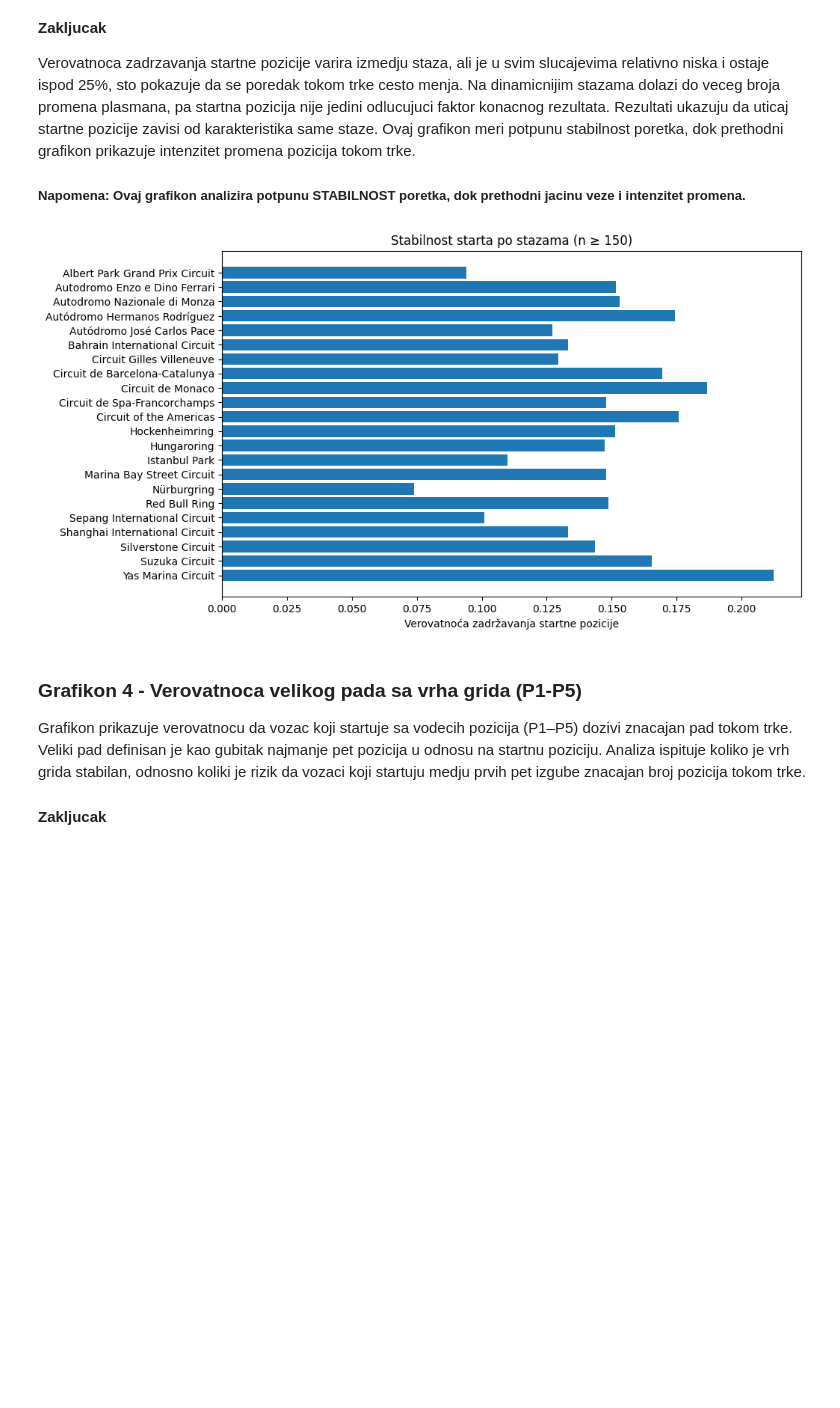
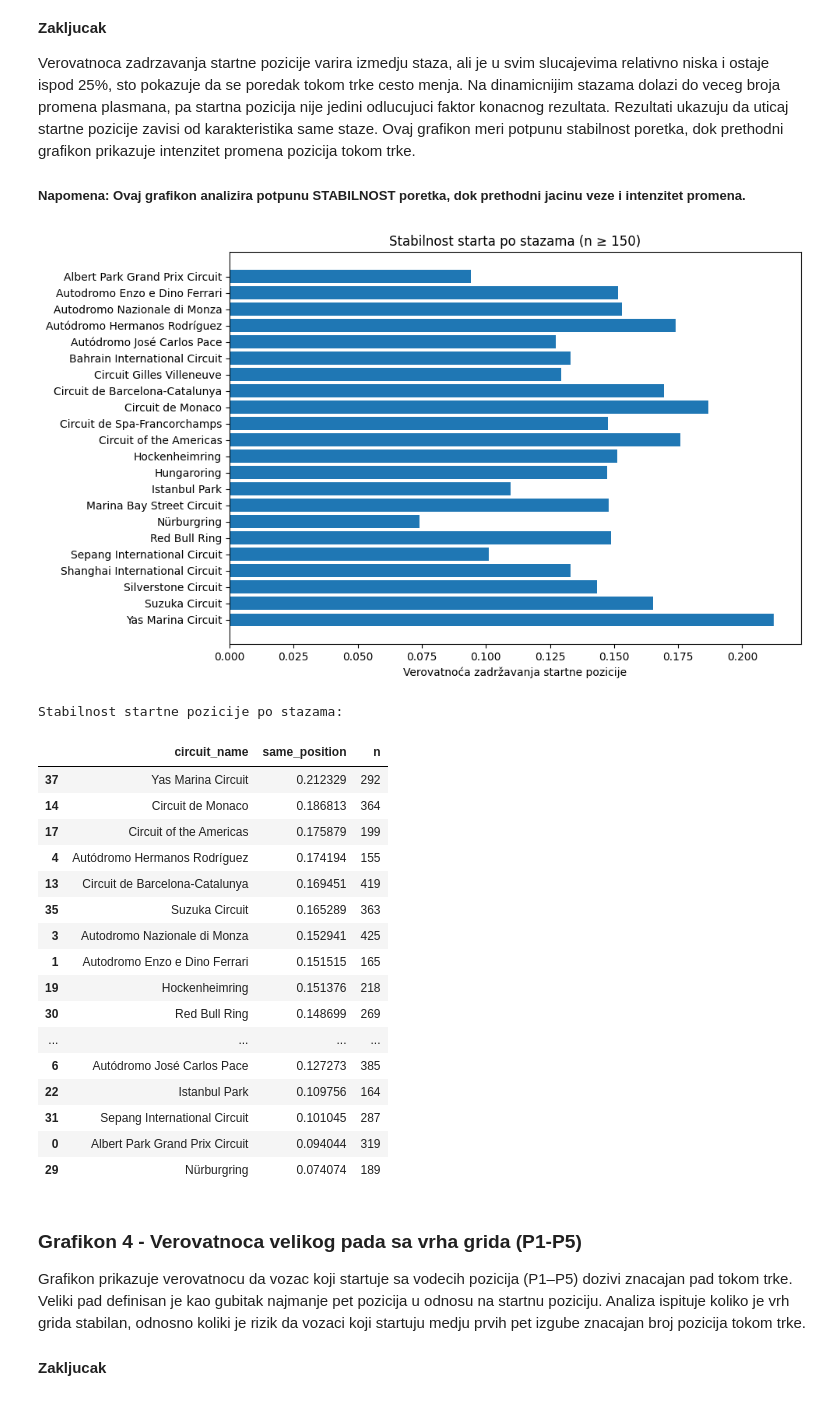
Before and after one commit to zelick/SIAP-F1-Analiza, a Jupyter notebook: SIAP_EDA_BaslineModel.ipynb, the cells around one changed output. Cells and saved outputs as stored; diff of their text form; code cells hidden in the pictures; blank space fills up the shorter version.

Commit message:
add EDA plotting functions

```diff
--- a/SIAP_EDA_BaslineModel.ipynb
+++ b/SIAP_EDA_BaslineModel.ipynb
@@ -212,29 +141,29 @@ Verovatnoca zadrzavanja startne pozicije varira izmedju staza, ali je u svim slu
 
 ##### Napomena: Ovaj grafikon analizira potpunu STABILNOST poretka, dok prethodni jacinu veze i intenzitet promena.
 # %%
-df = results_clean.dropna(subset=[
-    "circuit_name",
-    "start_position",
-    "finish_position"
-]).copy()
+from eda_graphs import plot_start_position_stability
 
-df["same_position"] = df["start_position"] == df["finish_position"]
-
-prob_same = df.groupby("circuit_name")["same_position"].mean().reset_index()
-
-# uzmi top 10 po broju uzoraka
-counts = df.groupby("circuit_name").size().reset_index(name="n")
-prob_same = prob_same.merge(counts, on="circuit_name")
-prob_same = prob_same[prob_same["n"] >= 150]
-
-plt.figure(figsize=(10,6))
-plt.barh(prob_same["circuit_name"], prob_same["same_position"])
-plt.xlabel("Verovatnoća zadržavanja startne pozicije")
-plt.title("Stabilnost starta po stazama (n ≥ 150)")
-plt.gca().invert_yaxis()
-plt.show()
+plot_start_position_stability(results_clean)
 # %% [output]
-[figure, old version]
+[figure, new version]
+Stabilnost startne pozicije po stazama:
+|  | circuit_name | same_position | n |
+| 37 | Yas Marina Circuit | 0.212329 | 292 |
+| 14 | Circuit de Monaco | 0.186813 | 364 |
+| 17 | Circuit of the Americas | 0.175879 | 199 |
+| 4 | Autódromo Hermanos Rodríguez | 0.174194 | 155 |
+| 13 | Circuit de Barcelona-Catalunya | 0.169451 | 419 |
+| 35 | Suzuka Circuit | 0.165289 | 363 |
+| 3 | Autodromo Nazionale di Monza | 0.152941 | 425 |
+| 1 | Autodromo Enzo e Dino Ferrari | 0.151515 | 165 |
+| 19 | Hockenheimring | 0.151376 | 218 |
+| 30 | Red Bull Ring | 0.148699 | 269 |
+| ... | ... | ... | ... |
+| 6 | Autódromo José Carlos Pace | 0.127273 | 385 |
+| 22 | Istanbul Park | 0.109756 | 164 |
+| 31 | Sepang International Circuit | 0.101045 | 287 |
+| 0 | Albert Park Grand Prix Circuit | 0.094044 | 319 |
+| 29 | Nürburgring | 0.074074 | 189 |
 # %% [markdown]
 ### Grafikon 4 - Verovatnoca velikog pada sa vrha grida (P1-P5)
 Grafikon prikazuje verovatnocu da vozac koji startuje sa vodecih pozicija (P1–P5) dozivi znacajan pad tokom trke. Veliki pad definisan je kao gubitak najmanje pet pozicija u odnosu na startnu poziciju. Analiza ispituje koliko je vrh grida stabilan, odnosno koliki je rizik da vozaci koji startuju medju prvih pet izgube znacajan broj pozicija tokom trke.
```
Also changed, not shown: parts of 11 cells of this notebook, 1 other file.
